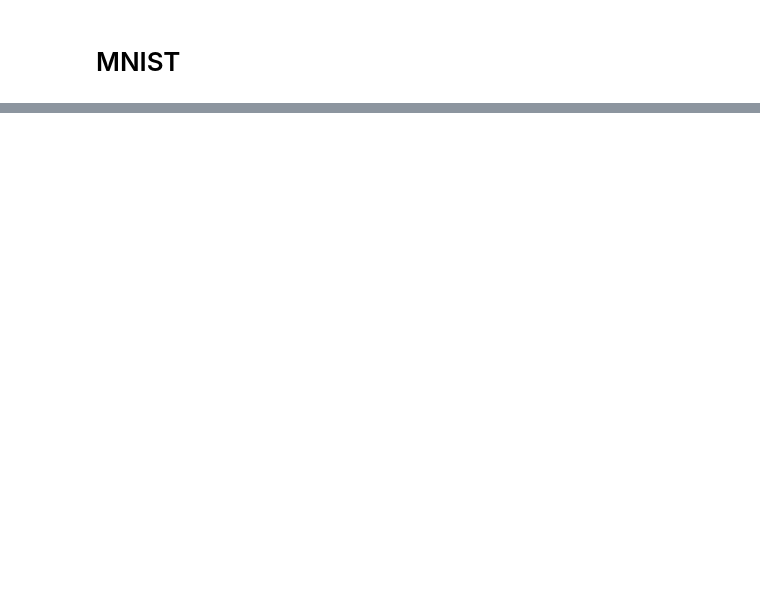
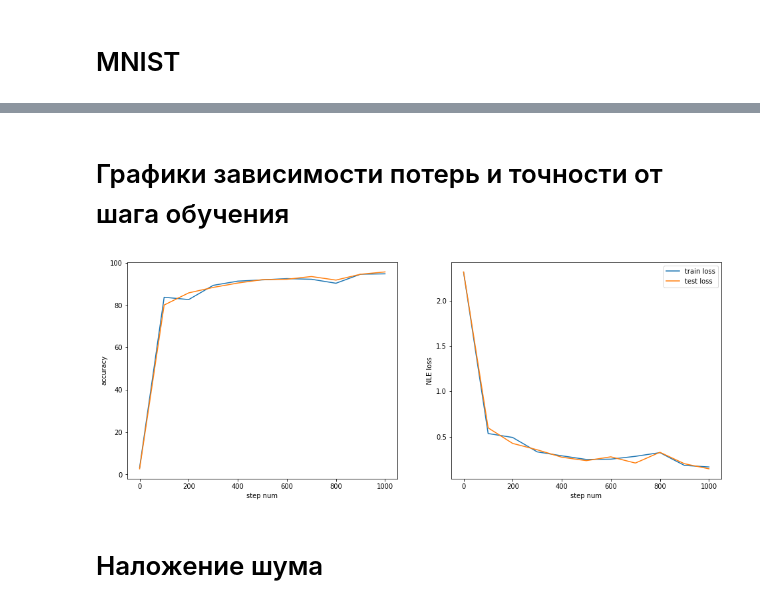
Before and after one commit to Intelligent-Systems-Phystech/StartCode, a Jupyter notebook: Morgachev2018MNIST/MNIST.ipynb, the cells around one changed output, grey strips where cells are left out. Saved outputs shown, nothing was run; the diff lists cells and outputs as text; code cells hidden in the pictures; blank space fills up the shorter version.

```diff
--- a/Morgachev2018MNIST/MNIST.ipynb
+++ b/Morgachev2018MNIST/MNIST.ipynb
@@ -52,7 +50,7 @@ class CNNClassifier(nn.Module):
         x = F.dropout(x, training=self.training)
         x = self.fc2(x)
 
-        return F.log_softmax(x)
+        return F.log_softmax(x, dim=1)
 # %%
 clf = CNNClassifier()
-opt = optim.SGD(clf.parameters(), lr=0.01, momentum=0.5)
+opt = optim.SGD(clf.parameters(), lr=0.01, momentum=0.9)
@@ -128,0 +57,3 @@ Test set: Average loss: 0.0527, Accuracy: 9842/10000 (98%)
+# %%
+train_size = 1000
+test_size = 100
@@ -128,0 +131,2 @@ Test set: Average loss: 0.0527, Accuracy: 9842/10000 (98%)
+# %%
+steps, test_losses, test_accuracies, train_losses, train_accuracies = train()
@@ -128,0 +151,26 @@ Test set: Average loss: 0.0527, Accuracy: 9842/10000 (98%)
+# %% [markdown]
+# Графики зависимости потерь и точности от шага обучения
+# %%
+plt.figure(figsize=(16, 6))
+
+ax1=plt.subplot(1, 2, 2)
+ax1.plot(steps, train_losses, label="train loss")
+ax1.plot(steps, test_losses, label="test loss")
+
+plt.ylabel("NLE loss")
+plt.xlabel("step num")
+plt.legend()
+
+ax2=plt.subplot(1, 2, 1)
+ax2.plot(steps, train_accuracies, label="train")
+ax2.plot(steps, test_accuracies, label="test")
+
+plt.ylabel("accuracy")
+plt.xlabel("step num")
+plt.legend
+
+plt.show()
+# %% [output]
+[figure, added]
+# %% [markdown]
+# Наложение шума
```
Also changed, not shown: parts of 11 cells of this notebook.
